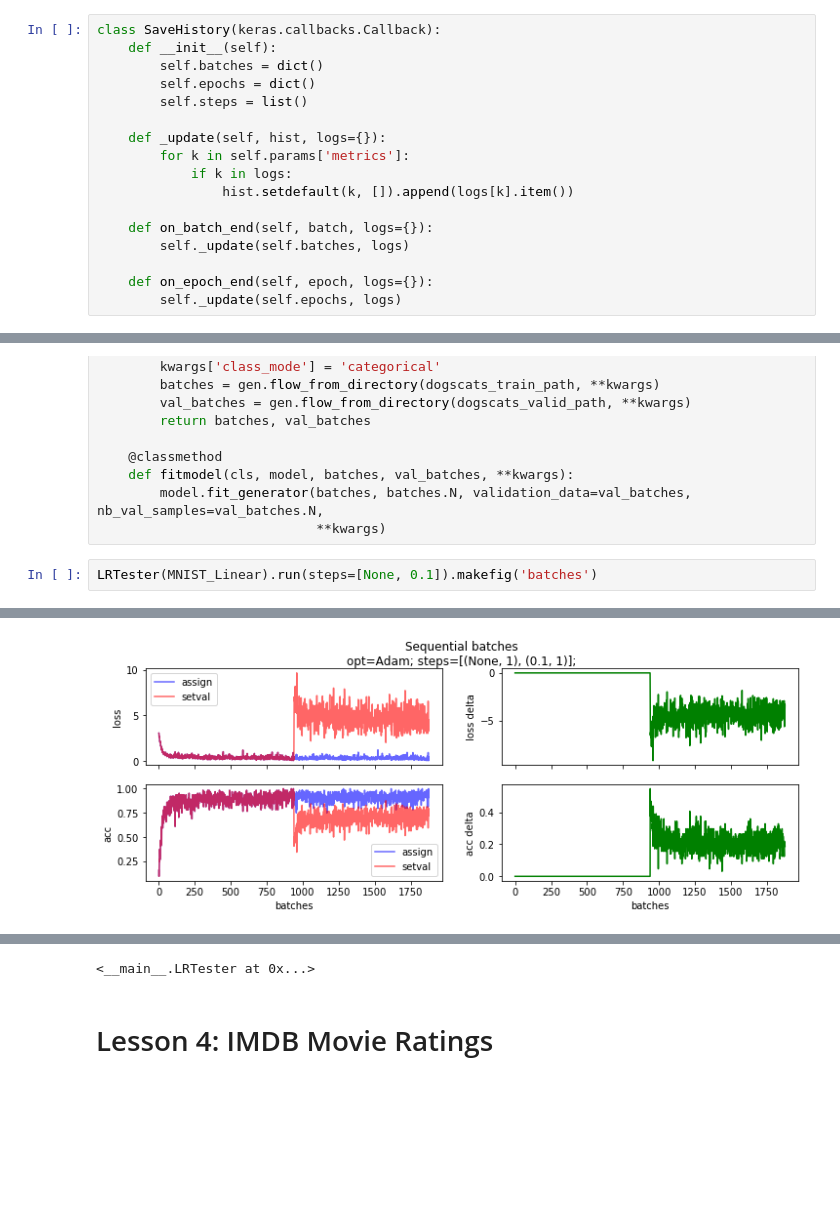
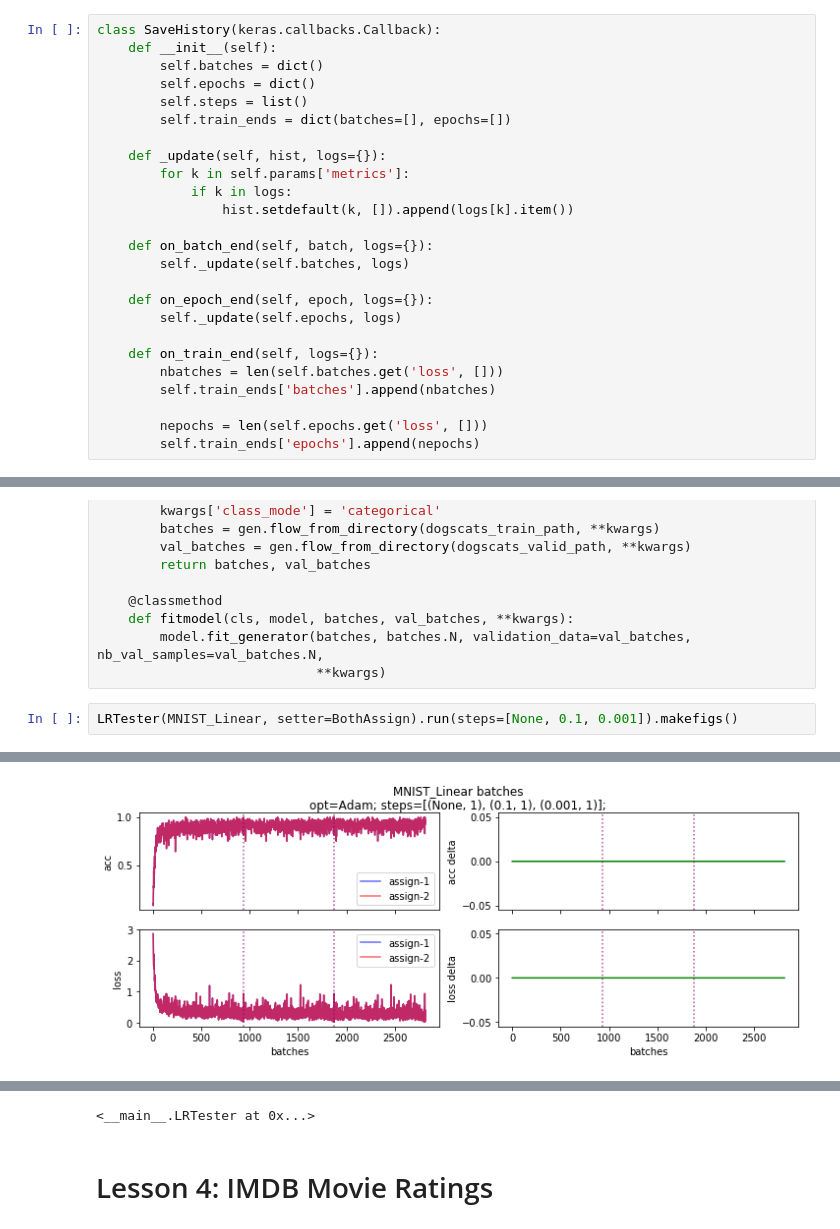
Before and after one commit to appleby/courses, a Jupyter notebook: deeplearning1/nbs/ma-learning-rate-test.ipynb, the cells around one changed output, grey strips where cells are left out. Saved outputs shown, nothing was run; the diff lists cells and outputs as text; blank space fills up the shorter version.

Commit message:
Add vertical lines to graphs at points where training ends

```diff
--- a/deeplearning1/nbs/ma-learning-rate-test.ipynb
+++ b/deeplearning1/nbs/ma-learning-rate-test.ipynb
@@ -18,6 +18,7 @@ class SaveHistory(keras.callbacks.Callback):
         self.batches = dict()
         self.epochs = dict()
         self.steps = list()
+        self.train_ends = dict(batches=[], epochs=[])
 
     def _update(self, hist, logs={}):
         for k in self.params['metrics']:
@@ -29,6 +30,13 @@ class SaveHistory(keras.callbacks.Callback):
 
     def on_epoch_end(self, epoch, logs={}):
         self._update(self.epochs, logs)
+
+    def on_train_end(self, logs={}):
+        nbatches = len(self.batches.get('loss', []))
+        self.train_ends['batches'].append(nbatches)
+
+        nepochs = len(self.epochs.get('loss', []))
+        self.train_ends['epochs'].append(nepochs)
 # %%
 class AssignAndSetVal(object):
     LABELS = ['assign', 'setval']
@@ -553,6 +578,6 @@ class DogsCats_Vgg16(object):
         model.fit_generator(batches, batches.N, validation_data=val_batches, nb_val_samples=val_batches.N,
                             **kwargs)
 # %%
-LRTester(MNIST_Linear).run(steps=[None, 0.1]).makefig('batches')
+LRTester(MNIST_Linear, setter=BothAssign).run(steps=[None, 0.1, 0.001]).makefigs()
 # %% [output]
 Epoch 1/1
@@ -566 +595 @@ Epoch 1/1
-[figure, old version]
+[figure, new version]
```
Also changed, not shown: parts of 2 cells of this notebook.
